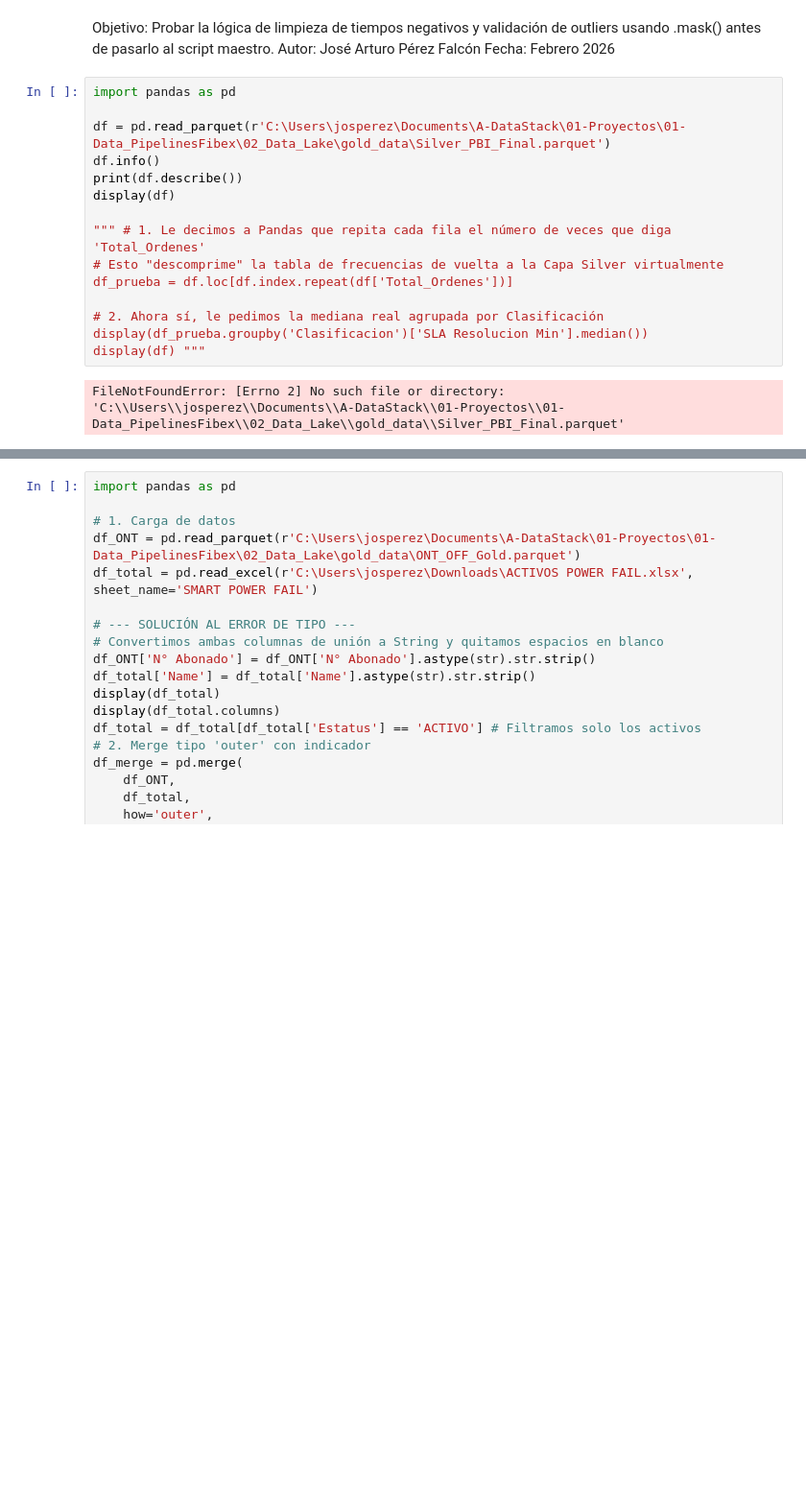
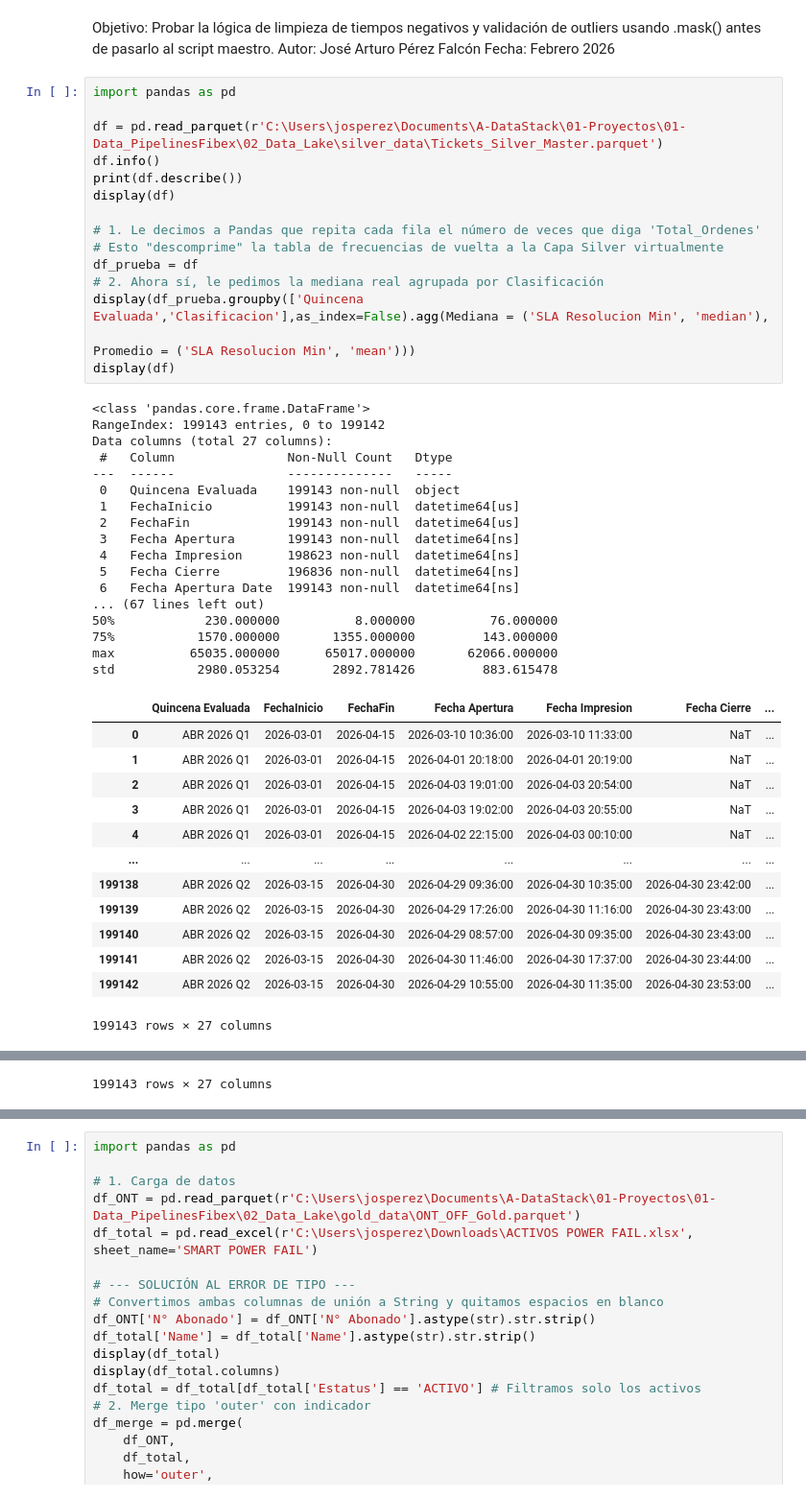
Before and after one commit to Artur030610/Data-Automated-Pipeline-Telecom, a Jupyter notebook: Notebooks/ordenes de servicio.ipynb, the cells around one changed output, grey strips where cells are left out. Shown at 96% size. Cells and saved outputs as stored; diff of their text form; blank space fills up the shorter version.

```diff
--- a/Notebooks/ordenes de servicio.ipynb
+++ b/Notebooks/ordenes de servicio.ipynb
@@ -5,17 +5,46 @@ Fecha: Febrero 2026
 # %%
 import pandas as pd
 
-df = pd.read_parquet(r'C:\Users\josperez\Documents\A-DataStack\01-Proyectos\01-Data_PipelinesFibex\02_Data_Lake\gold_data\Silver_PBI_Final.parquet')
+df = pd.read_parquet(r'C:\Users\josperez\Documents\A-DataStack\01-Proyectos\01-Data_PipelinesFibex\02_Data_Lake\silver_data\Tickets_Silver_Master.parquet')
 df.info()
 print(df.describe())
 display(df)
 
-""" # 1. Le decimos a Pandas que repita cada fila el número de veces que diga 'Total_Ordenes'
+# 1. Le decimos a Pandas que repita cada fila el número de veces que diga 'Total_Ordenes'
 # Esto "descomprime" la tabla de frecuencias de vuelta a la Capa Silver virtualmente
-df_prueba = df.loc[df.index.repeat(df['Total_Ordenes'])]
-
+df_prueba = df
 # 2. Ahora sí, le pedimos la mediana real agrupada por Clasificación
-display(df_prueba.groupby('Clasificacion')['SLA Resolucion Min'].median())
-display(df) """
+display(df_prueba.groupby(['Quincena Evaluada','Clasificacion'],as_index=False).agg(Mediana = ('SLA Resolucion Min', 'median'),
+                                                                                    Promedio = ('SLA Resolucion Min', 'mean')))
+display(df)
 # %% [output]
-FileNotFoundError: [Errno 2] No such file or directory: 'C:\\Users\\josperez\\Documents\\A-DataStack\\01-Proyectos\\01-Data_PipelinesFibex\\02_Data_Lake\\gold_data\\Silver_PBI_Final.parquet'
+<class 'pandas.core.frame.DataFrame'>
+RangeIndex: 199143 entries, 0 to 199142
+Data columns (total 27 columns):
+ #   Column               Non-Null Count   Dtype
+---  ------               --------------   -----
+ 0   Quincena Evaluada    199143 non-null  object
+ 1   FechaInicio          199143 non-null  datetime64[us]
+ 2   FechaFin             199143 non-null  datetime64[us]
+ 3   Fecha Apertura       199143 non-null  datetime64[ns]
+ 4   Fecha Impresion      198623 non-null  datetime64[ns]
+ 5   Fecha Cierre         196836 non-null  datetime64[ns]
+ 6   Fecha Apertura Date  199143 non-null  datetime64[ns]
+... (67 lines left out)
+50%            230.000000          8.000000          76.000000
+75%           1570.000000       1355.000000         143.000000
+max          65035.000000      65017.000000       62066.000000
+std           2980.053254       2892.781426         883.615478
+|  | Quincena Evaluada | FechaInicio | FechaFin | Fecha Apertura | Fecha Impresion | Fecha Cierre | ... |
+| 0 | ABR 2026 Q1 | 2026-03-01 | 2026-04-15 | 2026-03-10 10:36:00 | 2026-03-10 11:33:00 | NaT | ... |
+| 1 | ABR 2026 Q1 | 2026-03-01 | 2026-04-15 | 2026-04-01 20:18:00 | 2026-04-01 20:19:00 | NaT | ... |
+| 2 | ABR 2026 Q1 | 2026-03-01 | 2026-04-15 | 2026-04-03 19:01:00 | 2026-04-03 20:54:00 | NaT | ... |
+| 3 | ABR 2026 Q1 | 2026-03-01 | 2026-04-15 | 2026-04-03 19:02:00 | 2026-04-03 20:55:00 | NaT | ... |
+| 4 | ABR 2026 Q1 | 2026-03-01 | 2026-04-15 | 2026-04-02 22:15:00 | 2026-04-03 00:10:00 | NaT | ... |
+| ... | ... | ... | ... | ... | ... | ... | ... |
+| 199138 | ABR 2026 Q2 | 2026-03-15 | 2026-04-30 | 2026-04-29 09:36:00 | 2026-04-30 10:35:00 | 2026-04-30 23:42:00 | ... |
+| 199139 | ABR 2026 Q2 | 2026-03-15 | 2026-04-30 | 2026-04-29 17:26:00 | 2026-04-30 11:16:00 | 2026-04-30 23:43:00 | ... |
+| 199140 | ABR 2026 Q2 | 2026-03-15 | 2026-04-30 | 2026-04-29 08:57:00 | 2026-04-30 09:35:00 | 2026-04-30 23:43:00 | ... |
+| 199141 | ABR 2026 Q2 | 2026-03-15 | 2026-04-30 | 2026-04-30 11:46:00 | 2026-04-30 17:37:00 | 2026-04-30 23:44:00 | ... |
+| 199142 | ABR 2026 Q2 | 2026-03-15 | 2026-04-30 | 2026-04-29 10:55:00 | 2026-04-30 11:35:00 | 2026-04-30 23:53:00 | ... |
+199143 rows × 27 columns
@@ -22,3 +80,4 @@ FileNotFoundError: [Errno 2] No such file or directory: 'C:\\Users\\josperez\\Do
+199143 rows × 27 columns
 # %%
 import pandas as pd
 df = pd.read_parquet(r'C:\Users\josperez\Documents\A-DataStack\01-Proyectos\01-Data_PipelinesFibex\02_Data_Lake\silver_data\Tickets_Silver_Master.parquet')
```
Also changed, not shown: parts of 5 cells of this notebook, 3 other files.
